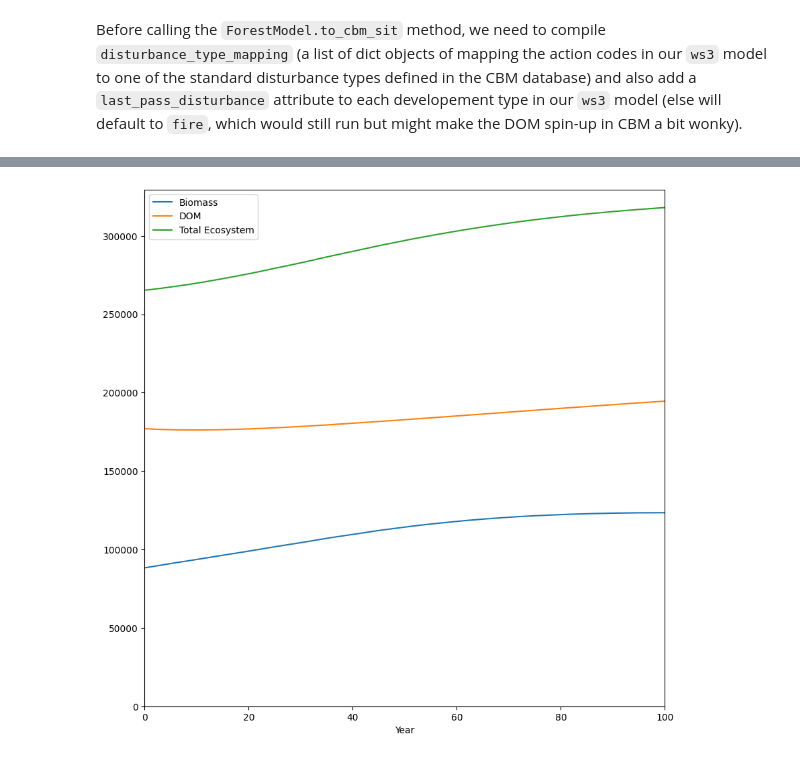
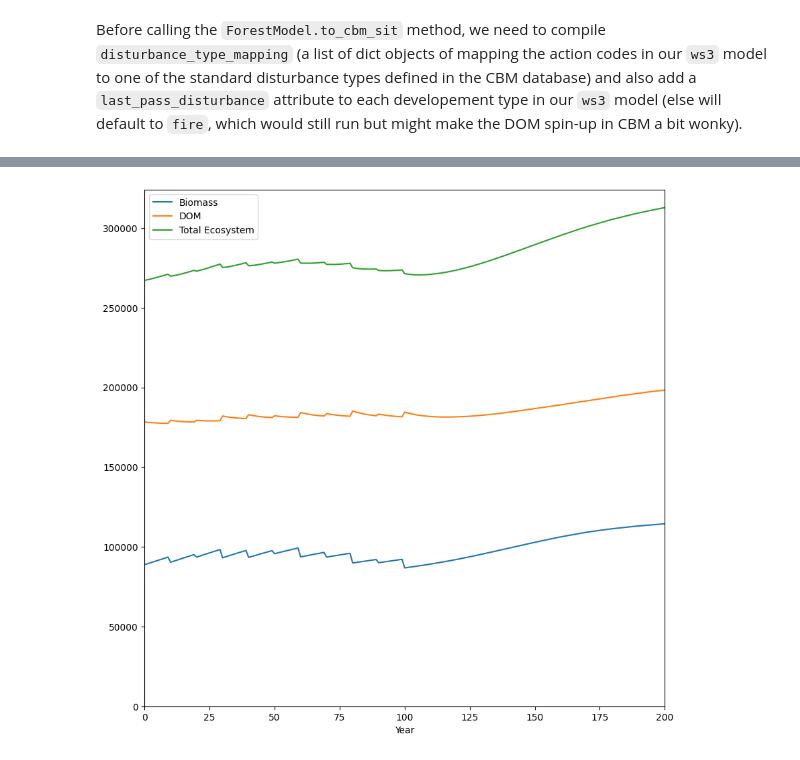
Before and after one commit to UBC-FRESH/ws3, a Jupyter notebook: examples/031_ws3_libcbm_sequential-builtin.ipynb, the cells around one changed output, grey strips where cells are left out. Drawn from its saved outputs; the diff is of its cells as text; code cells hidden in the pictures.

```diff
--- a/examples/031_ws3_libcbm_sequential-builtin.ipynb
+++ b/examples/031_ws3_libcbm_sequential-builtin.ipynb
@@ -111,7 +93,8 @@ ipdb>  acodes
 # %%
 from util import run_cbm
 # %%
-n_steps = fm.horizon * fm.period_length
+#n_steps = fm.horizon * fm.period_length
+n_steps = 200
 run_cbm(sit_config, sit_tables, n_steps)
 # %% [output]
-[figure, old version]
+[figure, new version]
```
Also changed, not shown: parts of 1 cell of this notebook, 5 other files.
